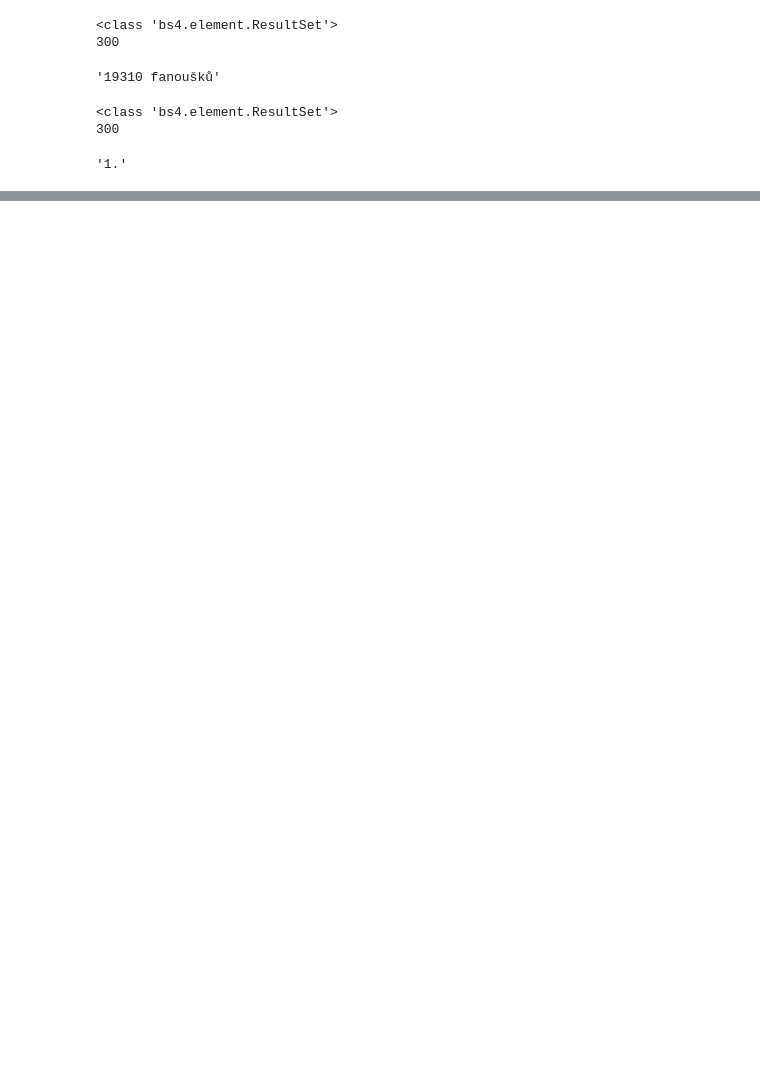
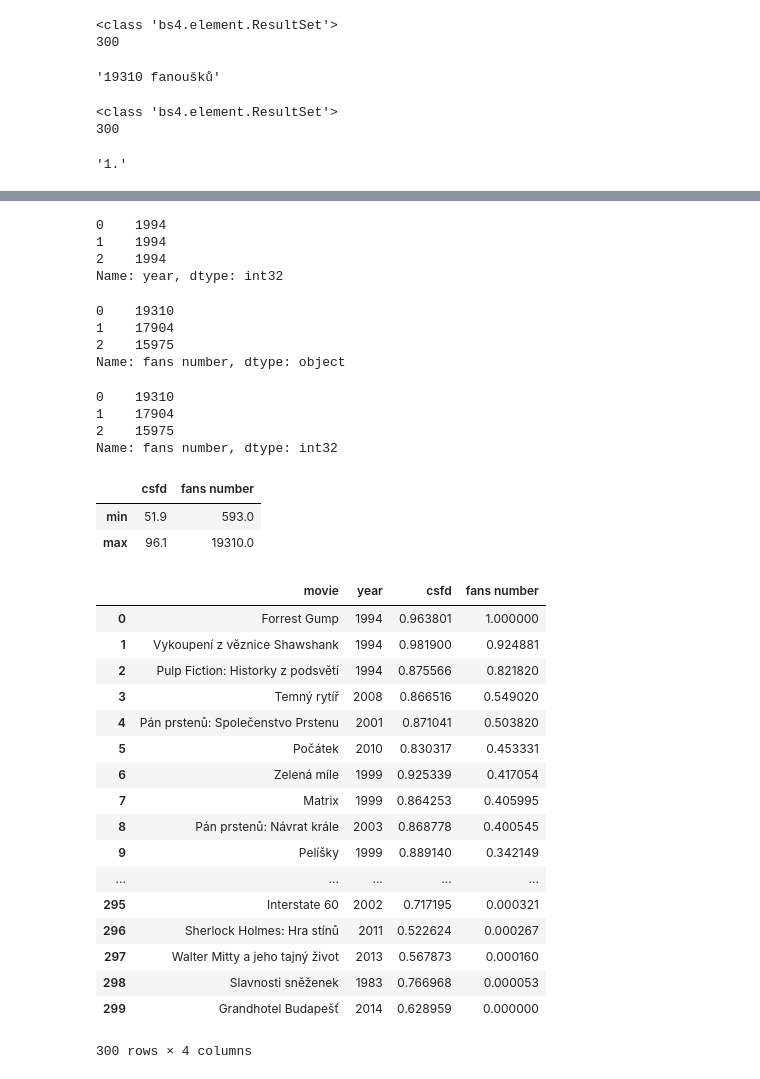
Before and after one commit to kaatta/Python_project, a Jupyter notebook: Project.ipynb, the cells around one changed output, grey strips where cells are left out. Cells and saved outputs as stored; diff of their text form; code cells hidden in the pictures; blank space fills up the shorter version.

```diff
--- a/Project.ipynb
+++ b/Project.ipynb
@@ -184,0 +241,7 @@ None
+# %%
+movie_ratings['year'].head(3)
+# %% [output]
+0    1994
+1    1994
+2    1994
+Name: year, dtype: int32
@@ -184,0 +251,7 @@ None
+# %%
+movie_ratings['fans number'].head(3)
+# %% [output]
+0    19310
+1    17904
+2    15975
+Name: fans number, dtype: object
@@ -184,0 +261,13 @@ None
+# %%
+movie_ratings['fans number'].head(3)
+# %% [output]
+0    19310
+1    17904
+2    15975
+Name: fans number, dtype: int32
+# %%
+movie_ratings.describe().loc[['min', 'max'], ['csfd', 'fans number']]
+# %% [output]
+|  | csfd | fans number |
+| min | 51.9 | 593.0 |
+| max | 96.1 | 19310.0 |
@@ -184,0 +285,21 @@ None
+# %%
+movie_ratings
+# %% [output]
+|  | movie | year | csfd | fans number |
+| 0 | Forrest Gump | 1994 | 0.963801 | 1.000000 |
+| 1 | Vykoupení z věznice Shawshank | 1994 | 0.981900 | 0.924881 |
+| 2 | Pulp Fiction: Historky z podsvětí | 1994 | 0.875566 | 0.821820 |
+| 3 | Temný rytíř | 2008 | 0.866516 | 0.549020 |
+| 4 | Pán prstenů: Společenstvo Prstenu | 2001 | 0.871041 | 0.503820 |
+| 5 | Počátek | 2010 | 0.830317 | 0.453331 |
+| 6 | Zelená míle | 1999 | 0.925339 | 0.417054 |
+| 7 | Matrix | 1999 | 0.864253 | 0.405995 |
+| 8 | Pán prstenů: Návrat krále | 2003 | 0.868778 | 0.400545 |
+| 9 | Pelíšky | 1999 | 0.889140 | 0.342149 |
+| ... | ... | ... | ... | ... |
+| 295 | Interstate 60 | 2002 | 0.717195 | 0.000321 |
+| 296 | Sherlock Holmes: Hra stínů | 2011 | 0.522624 | 0.000267 |
+| 297 | Walter Mitty a jeho tajný život | 2013 | 0.567873 | 0.000160 |
+| 298 | Slavnosti sněženek | 1983 | 0.766968 | 0.000053 |
+| 299 | Grandhotel Budapešť | 2014 | 0.628959 | 0.000000 |
+300 rows × 4 columns
```
Also changed, not shown: parts of 23 cells of this notebook.
